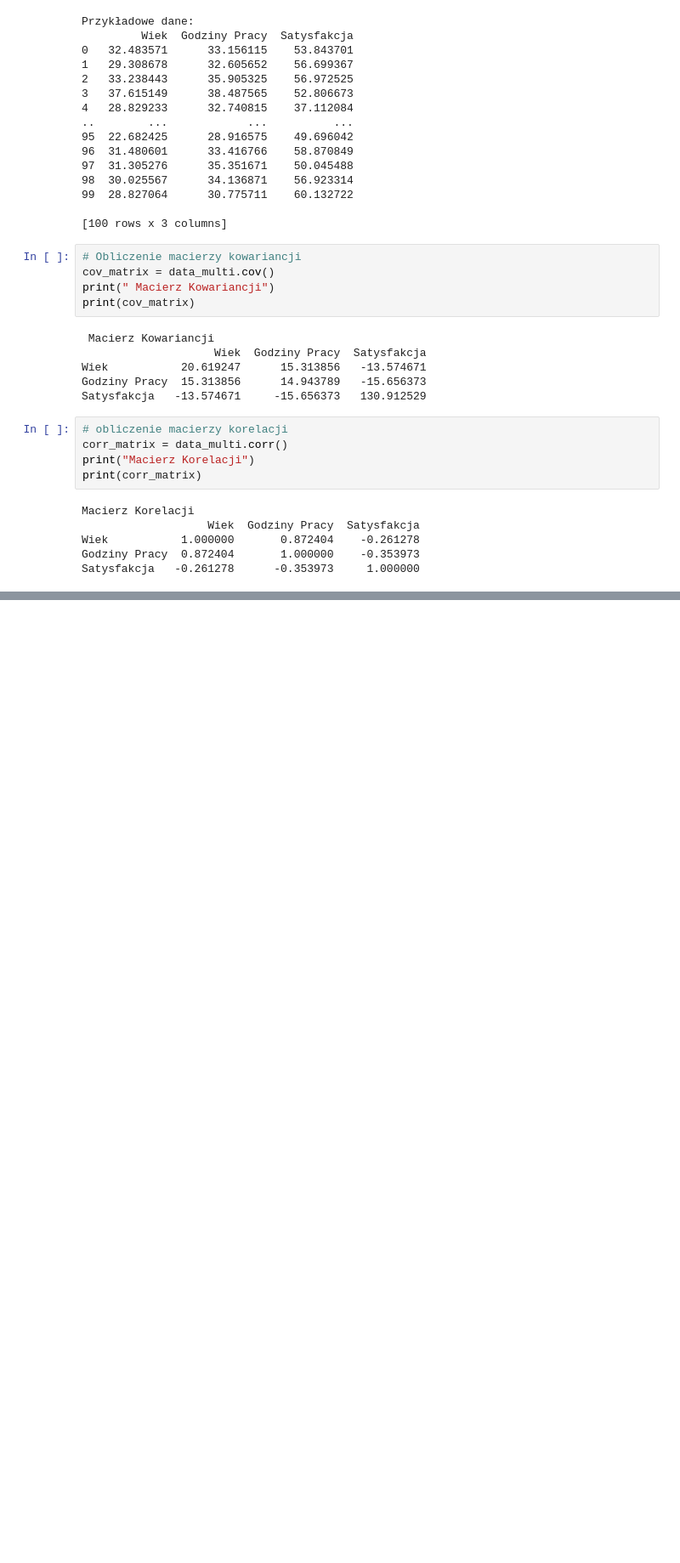
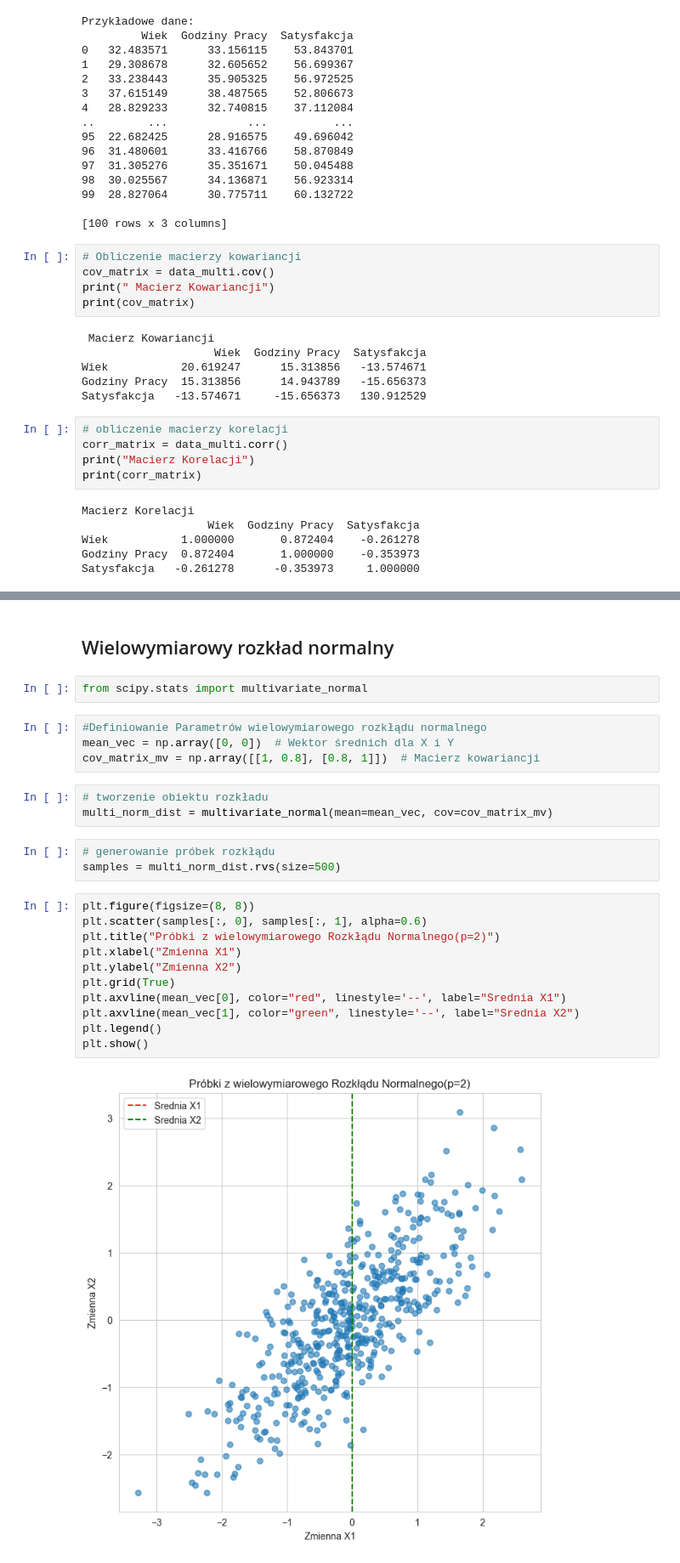
Before and after one commit to rajkonkret/PythonProjectAnaliza-20-10-2025, a Jupyter notebook: cwiczenie10.ipynb, the cells around one changed output, grey strips where cells are left out. Shown at 85% size. Saved outputs shown, nothing was run; the diff lists cells and outputs as text; blank space fills up the shorter version.

```diff
--- a/cwiczenie10.ipynb
+++ b/cwiczenie10.ipynb
@@ -75,3 +75,30 @@ plt.title("Macierz Korelacji")
 plt.show()
 # %% [output]
 [figure]
+# %% [markdown]
+## Wielowymiarowy rozkład normalny
+# %%
+from scipy.stats import multivariate_normal
+# %%
+#Definiowanie Parametrów wielowymiarowego rozkłądu normalnego
+mean_vec = np.array([0, 0])  # Wektor średnich dla X i Y
+cov_matrix_mv = np.array([[1, 0.8], [0.8, 1]])  # Macierz kowariancji
+# %%
+# tworzenie obiektu rozkładu
+multi_norm_dist = multivariate_normal(mean=mean_vec, cov=cov_matrix_mv)
+# %%
+# generowanie próbek rozkłądu
+samples = multi_norm_dist.rvs(size=500)
+# %%
+plt.figure(figsize=(8, 8))
+plt.scatter(samples[:, 0], samples[:, 1], alpha=0.6)
+plt.title("Próbki z wielowymiarowego Rozkłądu Normalnego(p=2)")
+plt.xlabel("Zmienna X1")
+plt.ylabel("Zmienna X2")
+plt.grid(True)
+plt.axvline(mean_vec[0], color="red", linestyle='--', label="Srednia X1")
+plt.axvline(mean_vec[1], color="green", linestyle='--', label="Srednia X2")
+plt.legend()
+plt.show()
+# %% [output]
+[figure, added]
```
Also changed, not shown: parts of 5 cells of this notebook.
